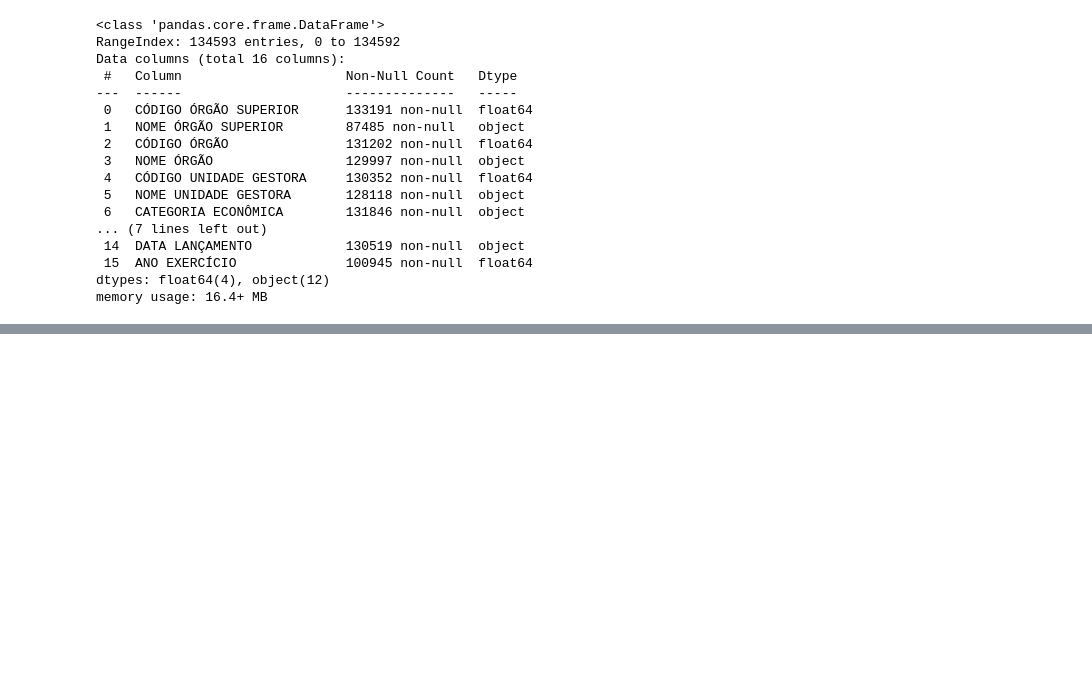
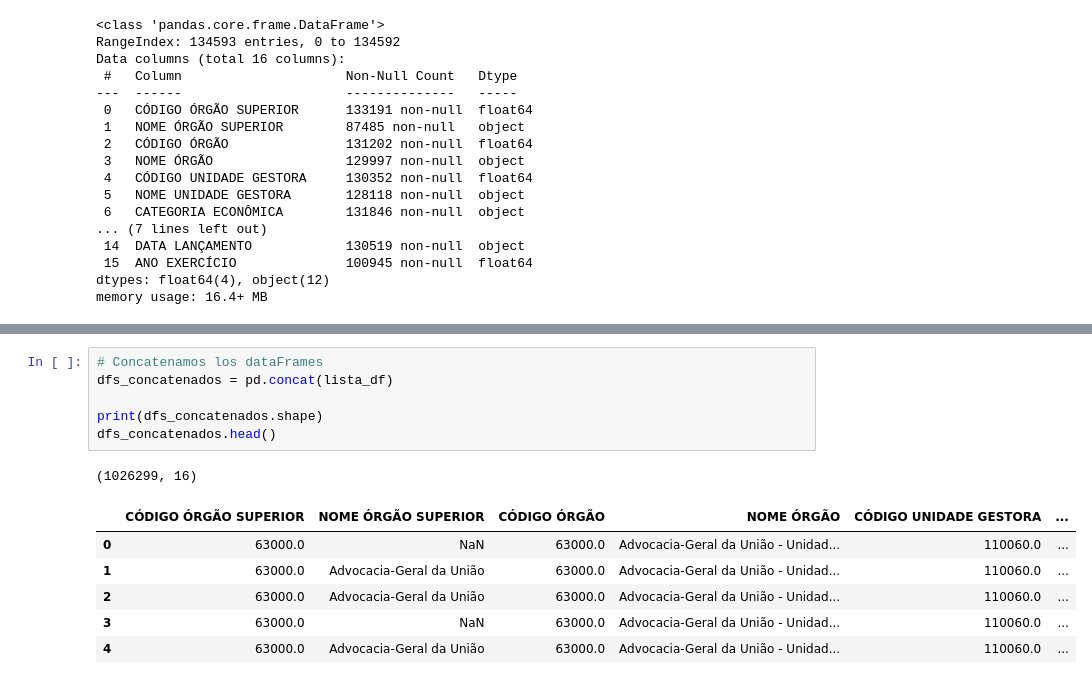
Before and after one commit to Rcm89/Proyecto2-EDA-Ingresos-Publicos-Brasil, a Jupyter notebook: notebooks/notebook_archivos.ipynb, the cells around one changed output, grey strips where cells are left out. Cells and saved outputs as stored; diff of their text form; blank space fills up the shorter version.

```diff
--- a/notebooks/notebook_archivos.ipynb
+++ b/notebooks/notebook_archivos.ipynb
@@ -405,0 +442,14 @@ UnicodeDecodeError: 'utf-8' codec can't decode byte 0xc7 in position 14: invalid
+# %%
+# Concatenamos los dataFrames
+dfs_concatenados = pd.concat(lista_df)
+
+print(dfs_concatenados.shape)
+dfs_concatenados.head()
+# %% [output]
+(1026299, 16)
+|  | CÓDIGO ÓRGÃO SUPERIOR | NOME ÓRGÃO SUPERIOR | CÓDIGO ÓRGÃO | NOME ÓRGÃO | CÓDIGO UNIDADE GESTORA | ... |
+| 0 | 63000.0 | NaN | 63000.0 | Advocacia-Geral da União - Unidad... | 110060.0 | ... |
+| 1 | 63000.0 | Advocacia-Geral da União | 63000.0 | Advocacia-Geral da União - Unidad... | 110060.0 | ... |
+| 2 | 63000.0 | Advocacia-Geral da União | 63000.0 | Advocacia-Geral da União - Unidad... | 110060.0 | ... |
+| 3 | 63000.0 | NaN | 63000.0 | Advocacia-Geral da União - Unidad... | 110060.0 | ... |
+| 4 | 63000.0 | Advocacia-Geral da União | 63000.0 | Advocacia-Geral da União - Unidad... | 110060.0 | ... |
```
Also changed, not shown: parts of 10 cells of this notebook.
